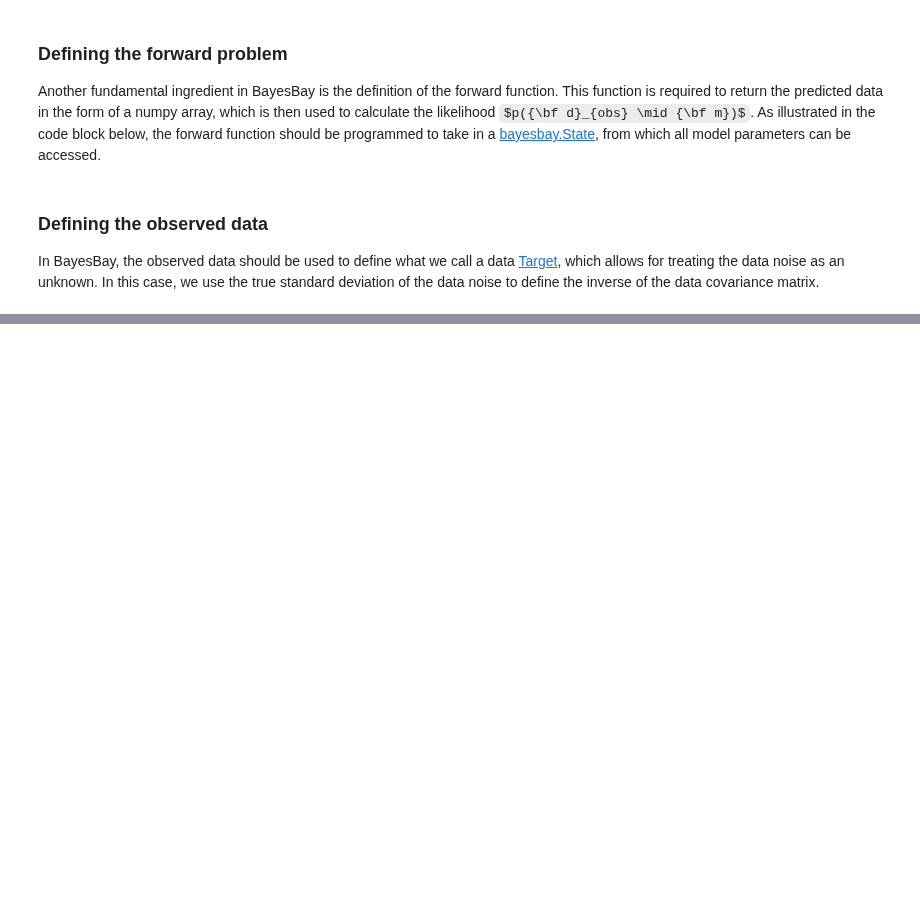
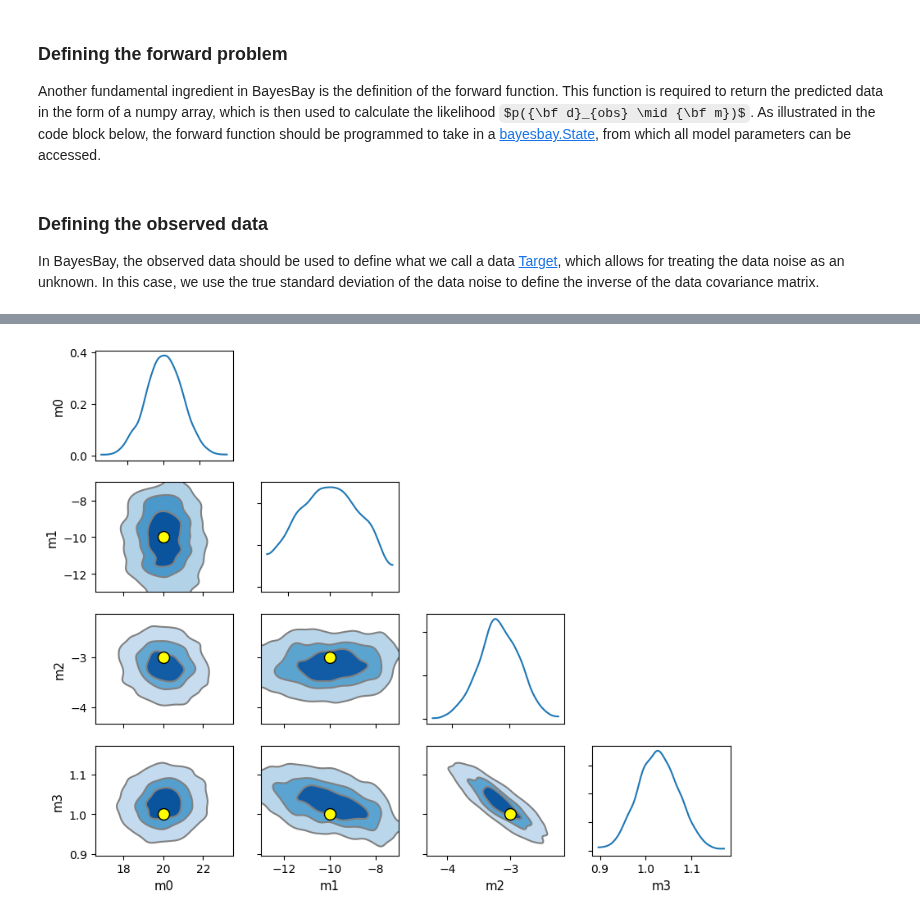
Before and after one commit to fmagrini/bayes-bay, a Jupyter notebook: docs/source/tutorials/0_quickstart.ipynb, the cells around one changed output, grey strips where cells are left out. Drawn from its saved outputs; the diff is of its cells as text; code cells hidden in the pictures; some formulas as TeX source; blank space fills up the shorter version.

```diff
--- a/docs/source/tutorials/0_quickstart.ipynb
+++ b/docs/source/tutorials/0_quickstart.ipynb
@@ -145,0 +155,20 @@ plt.show()
+# %%
+import arviz as az
+
+fig, axes = plt.subplots(4, 4, figsize=(10,8))
+_ = az.plot_pair(
+    results,
+    marginals=True,
+    reference_values={'m0': M0, 'm1': M1, 'm2': M2, 'm3': M3},
+    reference_values_kwargs={'color': 'yellow',
+                             'ms': 10},
+    kind='kde',
+    kde_kwargs={
+        'hdi_probs': [0.3, 0.6, 0.9],  # Plot 30%, 60% and 90% HDI contours
+        'contourf_kwargs': {'cmap': 'Blues'},
+        },
+    ax=axes,
+    textsize=10
+    )
+# %% [output]
+[figure, added]
```
Also changed, not shown: parts of 13 cells of this notebook, 1 other file.
